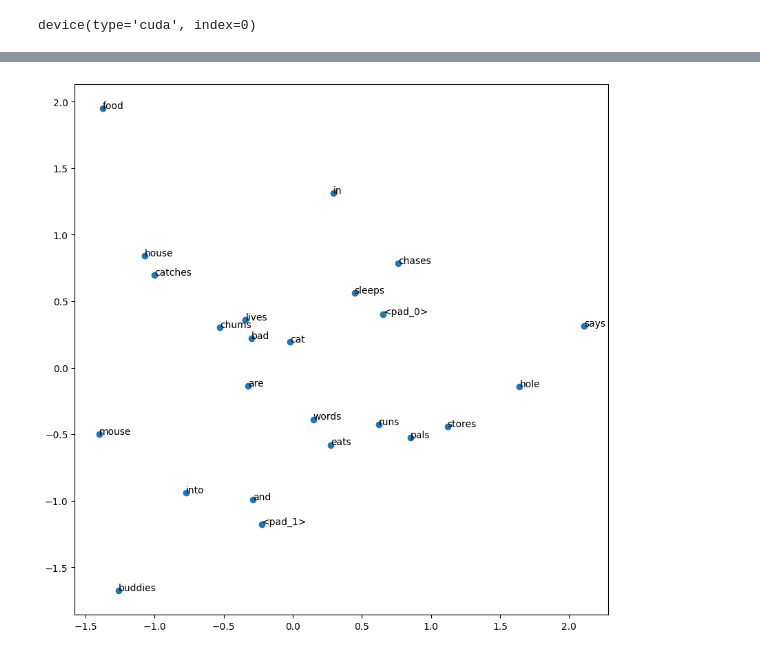
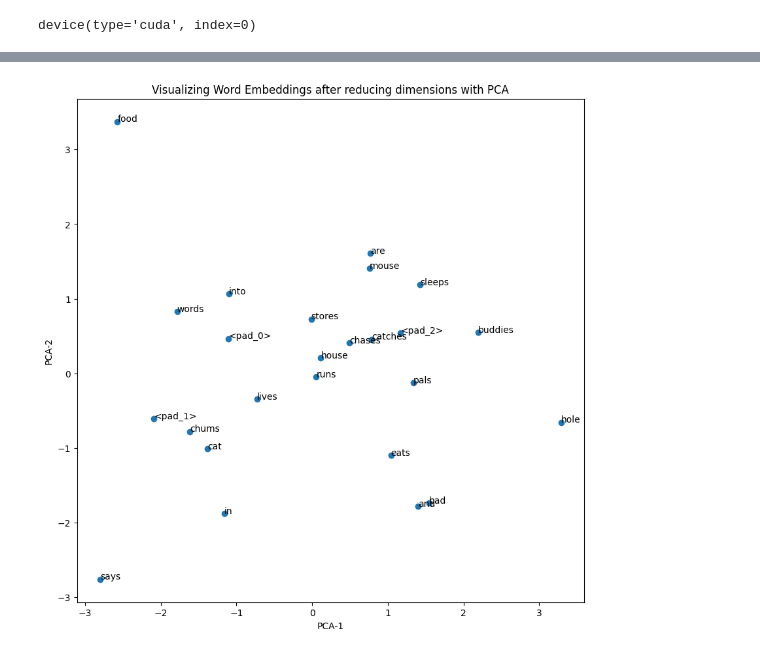
Before and after one commit to PacktPublishing/Deep-Learning-with-PyTorch., a Jupyter notebook: chapter6/GloVe_Embeddings.ipynb, the cells around one changed output, grey strips where cells are left out. Saved outputs shown, nothing was run; the diff lists cells and outputs as text; code cells hidden in the pictures.

```diff
--- a/chapter6/GloVe_Embeddings.ipynb
+++ b/chapter6/GloVe_Embeddings.ipynb
@@ -204,13 +206,10 @@ print(f"Epoch {epoch}: loss = {epoch_loss}")
 # %%
-word_vectors = glove.word_emb(torch.LongTensor([i for i in range(VOCAB_SIZE+1)]).to(device)).cpu().detach().numpy()
+word_vectors = glove.word_emb(torch.LongTensor([i for i in range(VOCAB_SIZE)]).to(device)).cpu().detach().numpy()
-# %%
-word_vectors = word_vectors[1:,:]
 # %%
 import pandas as pd
 # %%
 word_vectors = pd.DataFrame(word_vectors, columns=[f"f_{i}" for i in range(EMB_SIZE)])
+word_vectors['word'] = [rev_vocab[i] for i in range(0, VOCAB_SIZE)]
-# %%
-word_vectors['word'] = [rev_vocab[i] for i in range(1, VOCAB_SIZE+1)]
 # %%
 word_vectors
 # %% [output]
@@ -240,10 +239,13 @@ pca_vectors = pca.fit_transform(word_vectors.to_numpy()[:,:-1])
 # %%
 import matplotlib.pyplot as plt
 plt.figure(figsize=(10, 10))
 plt.scatter(pca_vectors[:,0], pca_vectors[:,1])
 for i, word in enumerate(word_vectors['word'].tolist()):
   x, y = pca_vectors[i]
   plt.annotate(word, (x, y))
+plt.title("Visualizing Word Embeddings after reducing dimensions with PCA")
+plt.xlabel("PCA-1")
+plt.ylabel("PCA-2")
 plt.show()
 # %% [output]
-[figure, old version]
+[figure, new version]
```
Also changed, not shown: parts of 9 cells of this notebook.
